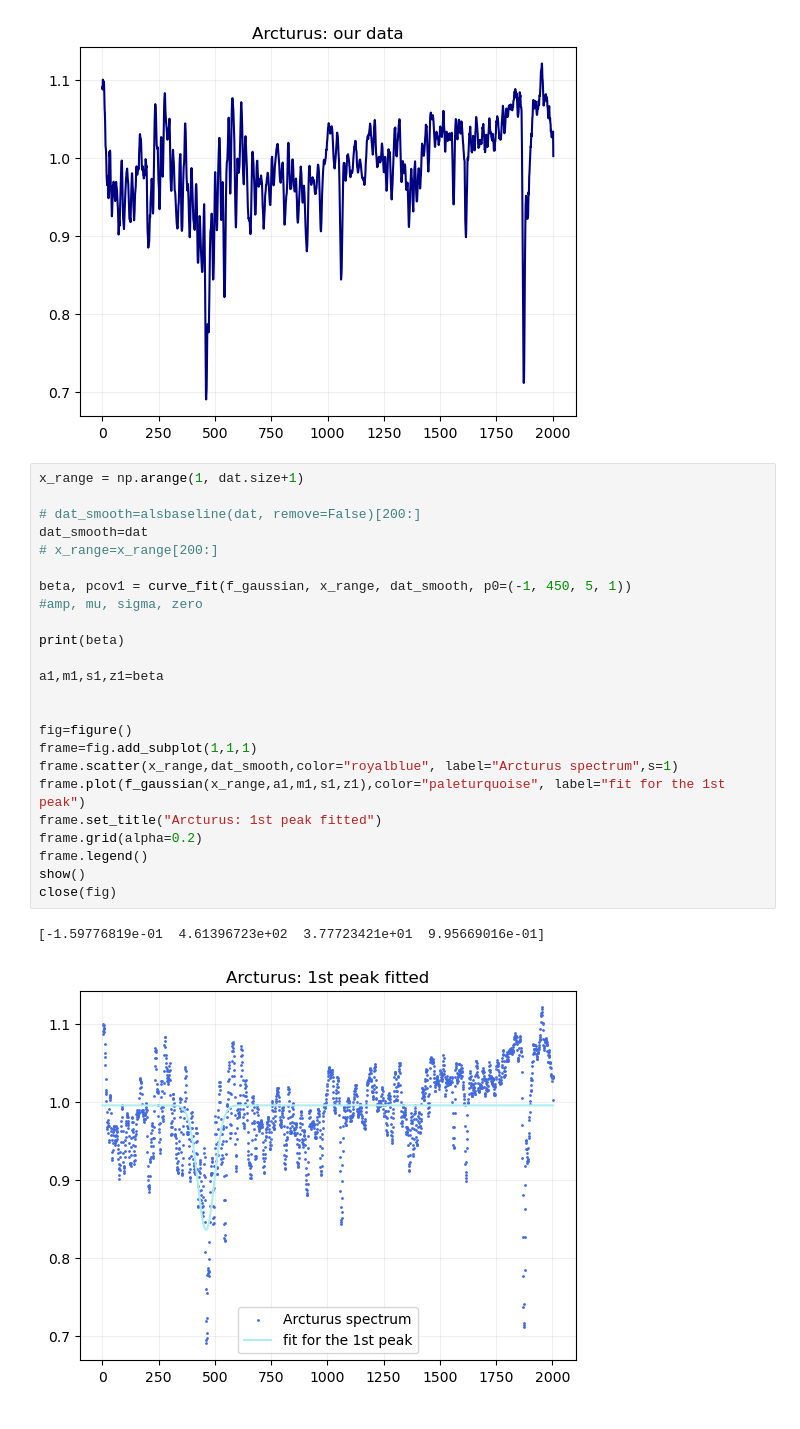
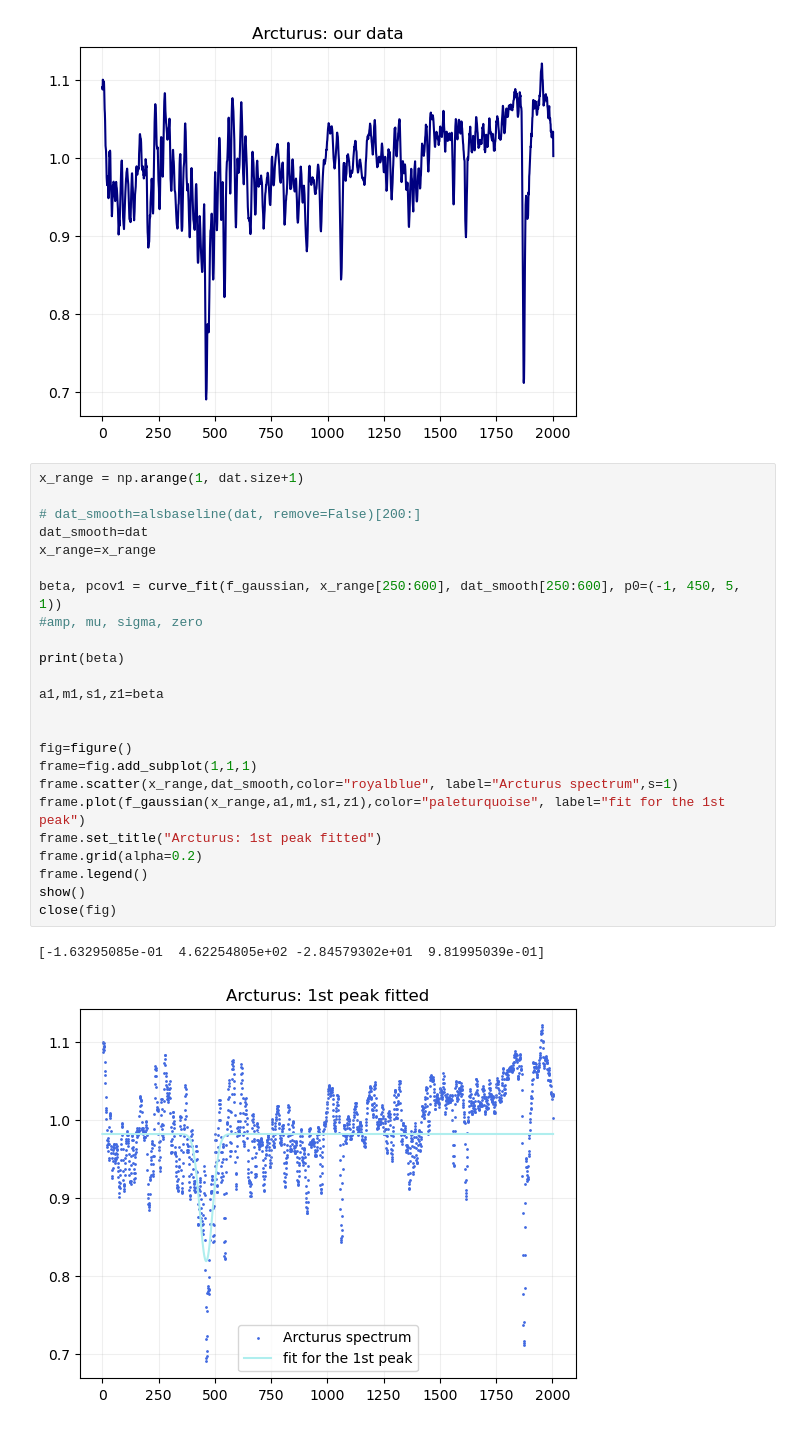
Before and after one commit to Timobrenn/G99-Spectroscopy, a Jupyter notebook: FWHM-arcturus.ipynb, the cells around one changed output. Drawn from its saved outputs; the diff is of its cells as text.

```diff
--- a/FWHM-arcturus.ipynb
+++ b/FWHM-arcturus.ipynb
@@ -45,30 +45,30 @@ data shape: (2004,)
 # %%
 x_range = np.arange(1, dat.size+1)
 
 # dat_smooth=alsbaseline(dat, remove=False)[200:]
 dat_smooth=dat
-# x_range=x_range[200:]
+x_range=x_range
 
-beta, pcov1 = curve_fit(f_gaussian, x_range, dat_smooth, p0=(-1, 450, 5, 1))
+beta, pcov1 = curve_fit(f_gaussian, x_range[250:600], dat_smooth[250:600], p0=(-1, 450, 5, 1))
 #amp, mu, sigma, zero
 
 print(beta)
 
 a1,m1,s1,z1=beta
 
 
 fig=figure()
 frame=fig.add_subplot(1,1,1)
 frame.scatter(x_range,dat_smooth,color="royalblue", label="Arcturus spectrum",s=1)
 frame.plot(f_gaussian(x_range,a1,m1,s1,z1),color="paleturquoise", label="fit for the 1st peak")
 frame.set_title("Arcturus: 1st peak fitted")
 frame.grid(alpha=0.2)
 frame.legend()
 show()
 close(fig)
 # %% [output]
-[-1.59776819e-01  4.61396723e+02  3.77723421e+01  9.95669016e-01]
+[-1.63295085e-01  4.62254805e+02 -2.84579302e+01  9.81995039e-01]
-[figure, old version]
+[figure, new version]
 # %%
 
 fig=figure()
```
Also changed, not shown: parts of 4 cells of this notebook.
